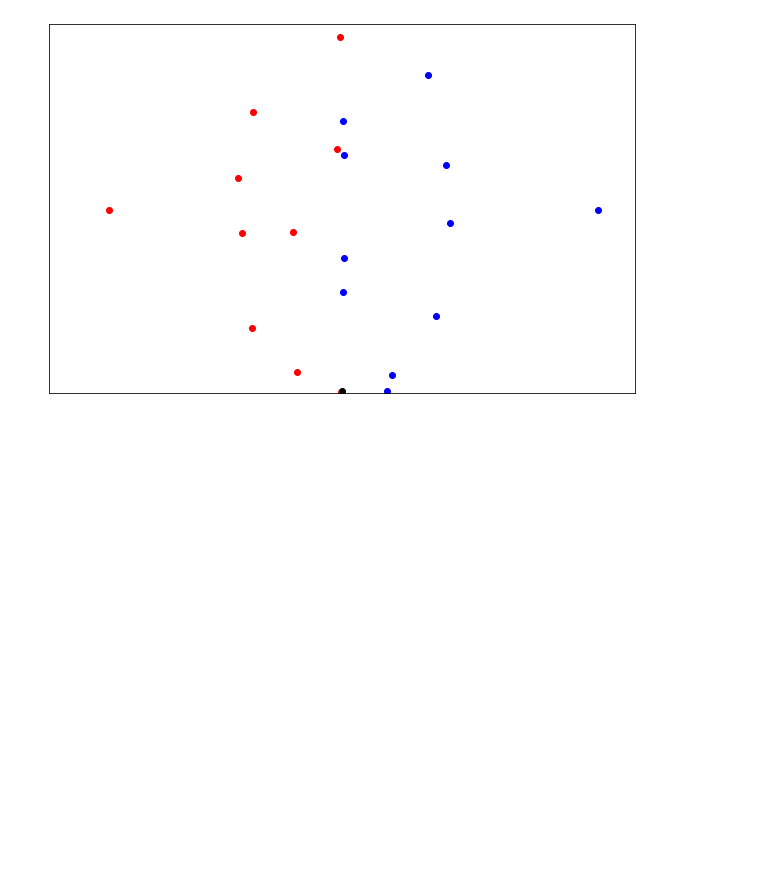
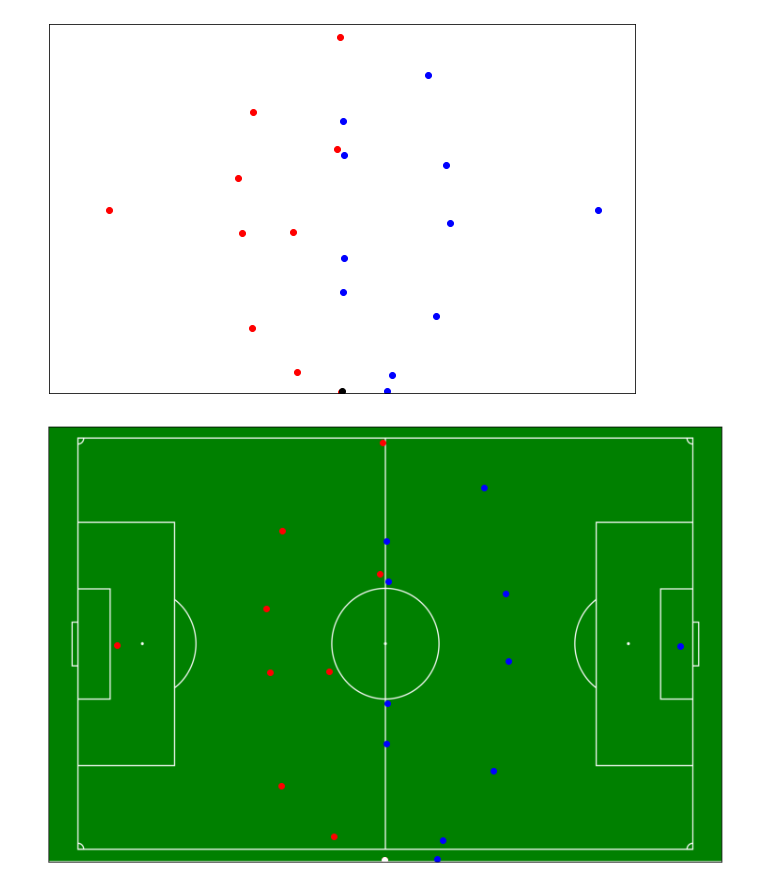
Before and after one commit to claireseceh/tracking-football, a Jupyter notebook: main.ipynb, the cells around one changed output. Drawn from its saved outputs; the diff is of its cells as text; code cells hidden in the pictures; blank space fills up the shorter version.

Commit message:
add field background

```diff
--- a/main.ipynb
+++ b/main.ipynb
@@ -39,14 +39,34 @@ team_V = first_half.columns[13:-2]
 plt.figure(figsize=(10.5,6.8))
 for i in first_half.columns[1:-1]:
     if i in team_H:
-        plt.scatter(X[i],Y[i],c='b')
+        plt.scatter(X[0,i],Y[0,i],c='b')
     if i in team_V:
-        plt.scatter(X[i],Y[i],c='r')
+        plt.scatter(X[0,i],Y[0,i],c='r')
     if i == 'Ball':
-        plt.scatter(X[i],Y[i],c='k')
+        plt.scatter(X[0,i],Y[0,i],c='k')
     plt.xlim(0,10500)
     plt.ylim(0,6800)
     plt.xticks([])
     plt.yticks([])
 # %% [output]
 [figure]
+# %%
+plt.rcParams["figure.figsize"] = [10.5, 6.8]
+plt.rcParams["figure.autolayout"] = True
+im = plt.imread("./image/field.png")
+fig, ax = plt.subplots()
+im = ax.imshow(im, extent=[0, 10500, 0, 6800])
+for i in first_half.columns[1:-1]:
+    if i in team_H:
+        plt.scatter(X[0,i],Y[0,i],c='b')
+    if i in team_V:
+        plt.scatter(X[0,i],Y[0,i],c='r')
+    if i == 'Ball':
+        plt.scatter(X[0,i],Y[0,i],c='w')
+    #plt.xlim(0,10500)
+    #plt.ylim(0,6800)
+    plt.xticks([])
+    plt.yticks([])
+plt.show()
+# %% [output]
+[figure, added]
```
Also changed, not shown: parts of 1 cell of this notebook.
